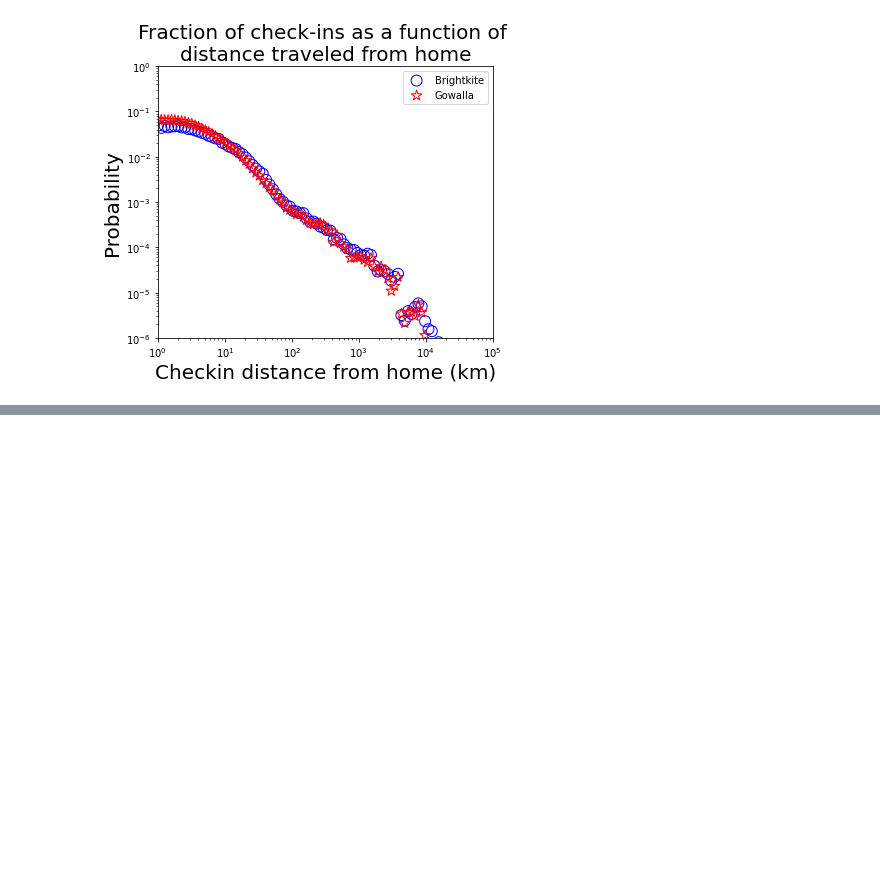
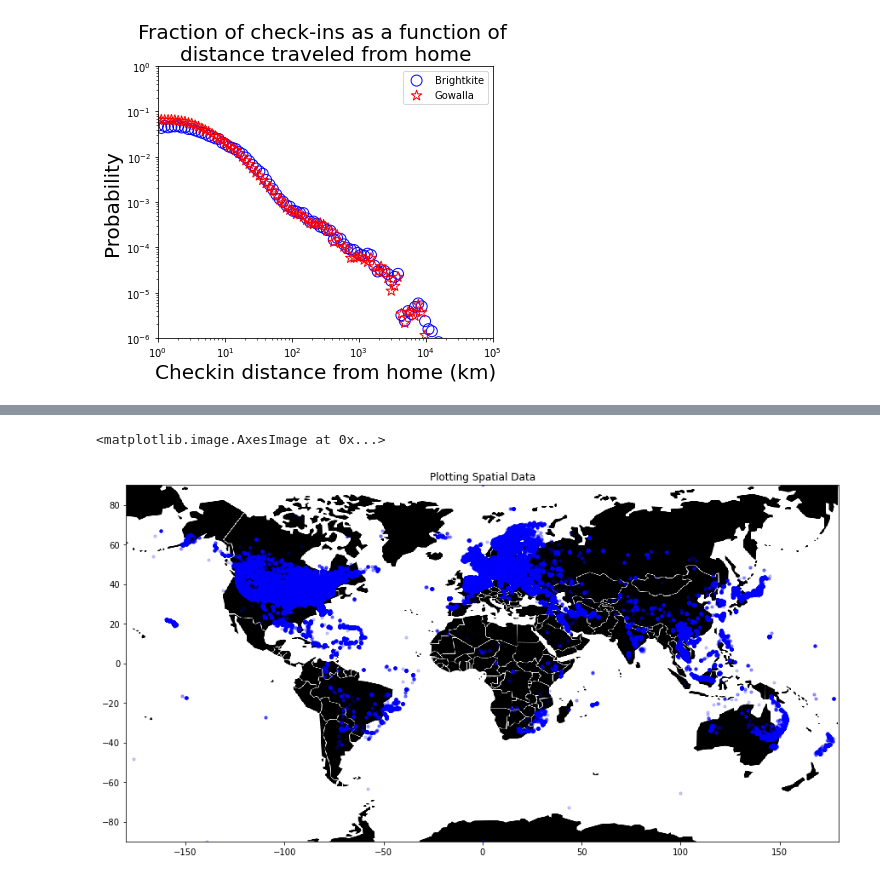
Before and after one commit to epfl-ada/ada-2020-project-milestone-p3-p3_bcd, a Jupyter notebook: Creative extension.ipynb, the cells around one changed output, grey strips where cells are left out. Drawn from its saved outputs; the diff is of its cells as text; code cells hidden in the pictures; blank space fills up the shorter version.

```diff
--- a/Creative extension.ipynb
+++ b/Creative extension.ipynb
@@ -679,0 +751,11 @@ b_temp.to_csv(r'./Data/b_final.txt.gz', compression = 'gzip')
+# %%
+BBox = (-200,200,-100, 100)
+fig, ax = plt.subplots(figsize = (15,10))
+ax.scatter(g_final.longitude, g_final.latitude, zorder=1, alpha= 0.2, c='b', s=10)
+ax.set_title('Plotting Spatial Data')
+ax.set_xlim(BBox[0],BBox[1])
+ax.set_ylim(BBox[2],BBox[3])
+ax.imshow(world_map, zorder=0, extent = BBox, aspect= 'equal')
+# %% [output]
+<matplotlib.image.AxesImage at 0x...>
+[figure, added]
```
Also changed, not shown: parts of 13 cells of this notebook.
